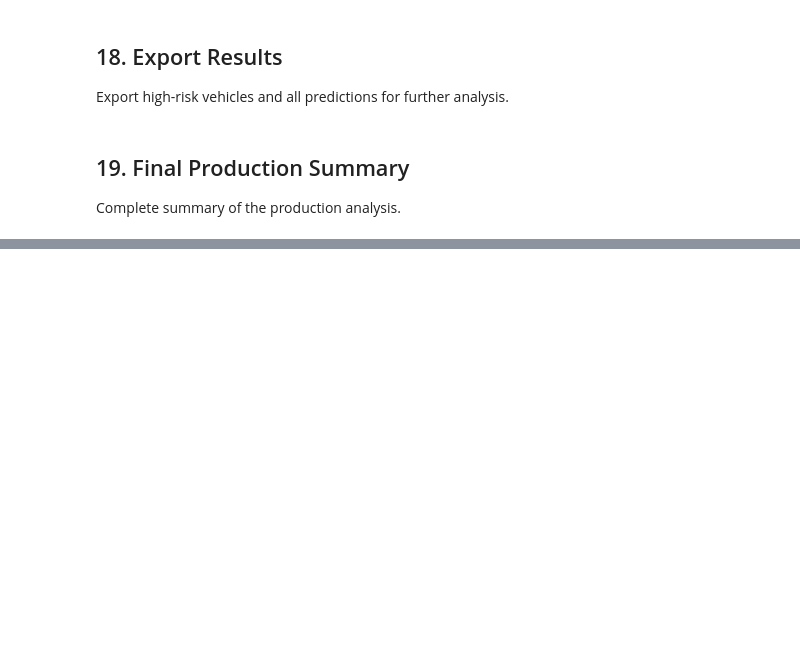
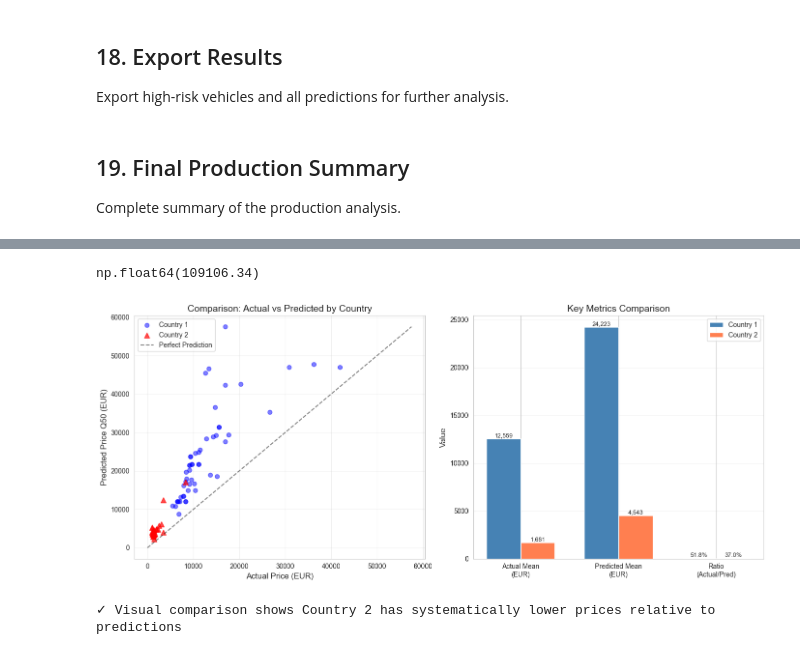
Before and after one commit to brunothefirst/car_price_prediction, a Jupyter notebook: notebooks/06_lean_model_training.ipynb, the cells around one changed output, grey strips where cells are left out. Saved outputs shown, nothing was run; the diff lists cells and outputs as text; code cells hidden in the pictures; blank space fills up the shorter version.

```diff
--- a/notebooks/06_lean_model_training.ipynb
+++ b/notebooks/06_lean_model_training.ipynb
@@ -2345,0 +3023,74 @@ print("\n" + "=" * 70)
+# %%
+actual_c1.max()
+# %% [output]
+np.float64(109106.34)
+# %%
+# %% Visual Comparison: Both Countries
+fig, axes = plt.subplots(1, 2, figsize=(14, 6))
+
+# Get first country data after removing the one extreme price for better visualisation
+actual_c1 = df_results.filter(pl.col('VALCAF_EUR') < 100000)['VALCAF_EUR'].to_numpy()
+pred_c1_q50 = df_results.filter(pl.col('VALCAF_EUR') < 100000)['predicted_price_q50'].to_numpy()
+
+# Left: Scatter plot comparing both datasets
+ax1 = axes[0]
+
+# Country 1
+ax1.scatter(actual_c1, pred_c1_q50, alpha=0.5, s=40, label='Country 1', c='blue', marker='o')
+# Country 2
+ax1.scatter(y_actual_c2, y_pred_c2_q50, alpha=0.7, s=60, label='Country 2', c='red', marker='^')
+
+# Perfect prediction line
+max_val_both = max(actual_c1.max(), pred_c1_q50.max(), y_actual_c2.max(), y_pred_c2_q50.max())
+ax1.plot([0, max_val_both], [0, max_val_both], 'k--', alpha=0.5, label='Perfect Prediction')
+
+ax1.set_xlabel('Actual Price (EUR)', fontsize=12)
+ax1.set_ylabel('Predicted Price Q50 (EUR)', fontsize=12)
+ax1.set_title('Comparison: Actual vs Predicted by Country', fontsize=14)
+ax1.legend(loc='upper left')
+ax1.grid(True, alpha=0.3)
+
+# Right: Bar chart comparing key metrics
+ax2 = axes[1]
+
+metrics = ['Actual Mean\n(EUR)', 'Predicted Mean\n(EUR)', 'Ratio\n(Actual/Pred)']
+country1_vals = [actual_c1.mean(), pred_c1_q50.mean(), actual_c1.mean()/pred_c1_q50.mean()*100]
+country2_vals = [y_actual_c2.mean(), y_pred_c2_q50.mean(), y_actual_c2.mean()/y_pred_c2_q50.mean()*100]
+
+x = np.arange(len(metrics))
+width = 0.35
+
+bars1 = ax2.bar(x - width/2, country1_vals, width, label='Country 1', color='steelblue')
+bars2 = ax2.bar(x + width/2, country2_vals, width, label='Country 2', color='coral')
+
+ax2.set_ylabel('Value', fontsize=12)
+ax2.set_title('Key Metrics Comparison', fontsize=14)
+ax2.set_xticks(x)
+ax2.set_xticklabels(metrics)
+ax2.legend()
+ax2.grid(True, alpha=0.3, axis='y')
+
+# Add value labels on bars
+for bar, val in zip(bars1, country1_vals):
+    if val > 100:
+        ax2.text(bar.get_x() + bar.get_width()/2, bar.get_height(), f'{val:,.0f}',
+                ha='center', va='bottom', fontsize=9)
+    else:
+        ax2.text(bar.get_x() + bar.get_width()/2, bar.get_height(), f'{val:.1f}%',
+                ha='center', va='bottom', fontsize=9)
+
+for bar, val in zip(bars2, country2_vals):
+    if val > 100:
+        ax2.text(bar.get_x() + bar.get_width()/2, bar.get_height(), f'{val:,.0f}',
+                ha='center', va='bottom', fontsize=9)
+    else:
+        ax2.text(bar.get_x() + bar.get_width()/2, bar.get_height(), f'{val:.1f}%',
+                ha='center', va='bottom', fontsize=9)
+
+plt.tight_layout()
+plt.show()
+
+print(f"\n✓ Visual comparison shows Country 2 has systematically lower prices relative to predictions")
+# %% [output]
+[figure, added]
+✓ Visual comparison shows Country 2 has systematically lower prices relative to predictions
```
Also changed, not shown: parts of 18 cells of this notebook.
